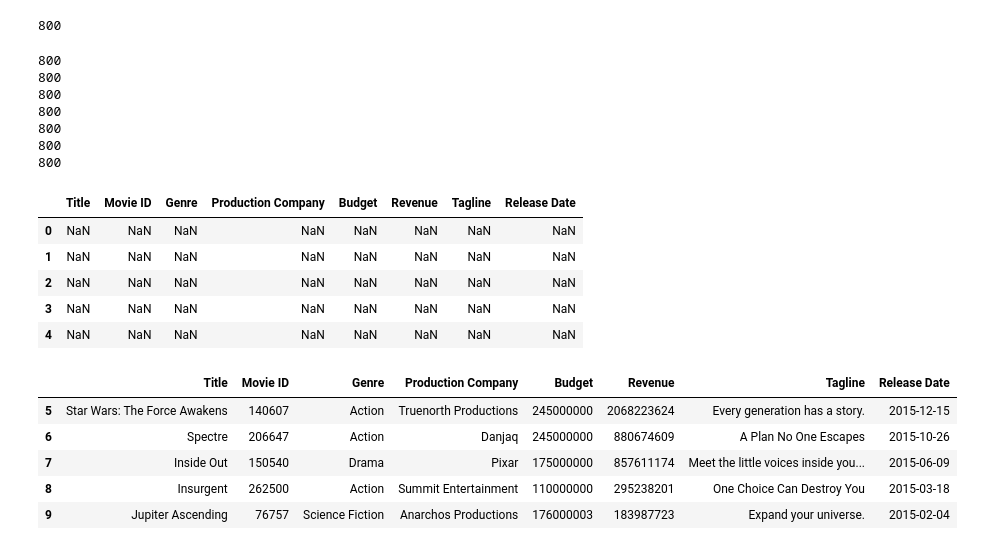
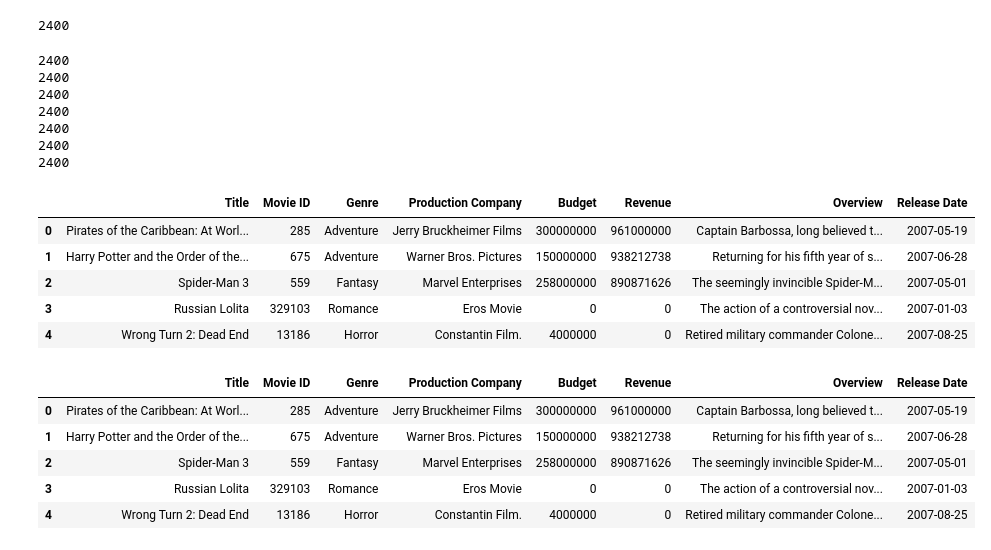
Before and after one commit to kelvinhy2005/Boa-Constrictor, a Jupyter notebook: ProjectWork.ipynb, the cells around one changed output. Cells and saved outputs as stored; diff of their text form; code cells hidden in the pictures.

```diff
--- a/ProjectWork.ipynb
+++ b/ProjectWork.ipynb
@@ -8,7 +10,7 @@ from pprint import pprint
 # %%
 # Define API base url and targetted years of movies data
 url1 = "https://api.themoviedb.org/3/discover/movie?"
-year_data = [2015,2016,2017,2018]
+year_data = [2007,2008,2009,2010,2011,2012,2013,2014,2015,2016,2017,2018]
 # %%
 # Call the API url , Check for response and print the response whether the data is available or not
 # store the repsonse as JSON data
@@ -24,9 +26,13 @@ for year in year_data:
        #movies_data.append(response.json())
         page_num = page_num + 1
 
-
+        #try:
         for movie in movies['results']:
             movies_id_data.append(movie['id'])
+
+    time.sleep(5)
+        #except:
+        #    print(movies)
 
 
 #print(movies_id_data)
@@ -52,7 +58,7 @@ https://api.themoviedb.org/3/discover/movie?api_key=f63b434c2eae10c869016441dc03
 # %%
 print(len(movies_id_data))
 # %% [output]
-800
+2400
 # %%
 # Using movie id list call the TMDb API for more movie information
 url2 = "https://api.themoviedb.org/3/movie/"
@@ -73,9 +79,10 @@ revenue = []
 release_date = []
 genre = []
 production_comp = []
-tag_line = []
+overview = []
 
 def write_null(v1):
+
     if v1 == movie_id1:
         movie_id1.append("NaN")
     if v1 == movie_title:
@@ -86,8 +93,8 @@ def write_null(v1):
         revenue.append("NaN")
     if v1 == genre:
         genre.append("NaN")
-    if v1 == tag_line:
-        tag_line.append("NaN")
+    if v1 == overview:
+        overview.append("NaN")
     if v1 == production_comp:
         production_comp.append("NaN")
     if v1 == release_date:
@@ -116,9 +123,9 @@ for detail in movies_details:
     except:
         write_null(genre)
     try:
-        tag_line.append(detail["tagline"])
+        overview.append(detail["overview"])
     except:
-        write_null(tag_line)
+        write_null(overview)
     try:
         production_comp.append(detail["production_companies"][0]["name"])
     except:
@@ -133,37 +140,37 @@ print(len(movie_title))
 print(len(budget))
 print(len(revenue))
 print(len(genre))
-print(len(tag_line))
+print(len(overview))
 print(len(release_date))
 # %% [output]
-800
-800
-800
-800
-800
-800
-800
+2400
+2400
+2400
+2400
+2400
+2400
+2400
 # %%
-movie_df_frame = pd.DataFrame({"Movie ID":movie_id1,"Title": movie_title, "Budget":budget,"Tagline":tag_line,
+movie_df_frame = pd.DataFrame({"Movie ID":movie_id1,"Title": movie_title, "Budget":budget,"Overview":overview,
                                "Revenue": revenue, "Genre": genre, "Production Company": production_comp, "Release Date": release_date},
-                                 columns = ["Title", "Movie ID","Genre","Production Company","Budget", "Revenue", "Tagline", "Release Date"])
+                                 columns = ["Title", "Movie ID","Genre","Production Company","Budget", "Revenue", "Overview", "Release Date"])
 movie_df_frame.to_csv("santhosh.csv", index =False)
 movie_df_frame.head()
 # %% [output]
-|  | Title | Movie ID | Genre | Production Company | Budget | Revenue | Tagline | Release Date |
-| 0 | NaN | NaN | NaN | NaN | NaN | NaN | NaN | NaN |
-| 1 | NaN | NaN | NaN | NaN | NaN | NaN | NaN | NaN |
-| 2 | NaN | NaN | NaN | NaN | NaN | NaN | NaN | NaN |
-| 3 | NaN | NaN | NaN | NaN | NaN | NaN | NaN | NaN |
-| 4 | NaN | NaN | NaN | NaN | NaN | NaN | NaN | NaN |
+|  | Title | Movie ID | Genre | Production Company | Budget | Revenue | Overview | Release Date |
+| 0 | Pirates of the Caribbean: At Worl... | 285 | Adventure | Jerry Bruckheimer Films | 300000000 | 961000000 | Captain Barbossa, long believed t... | 2007-05-19 |
+| 1 | Harry Potter and the Order of the... | 675 | Adventure | Warner Bros. Pictures | 150000000 | 938212738 | Returning for his fifth year of s... | 2007-06-28 |
+| 2 | Spider-Man 3 | 559 | Fantasy | Marvel Enterprises | 258000000 | 890871626 | The seemingly invincible Spider-M... | 2007-05-01 |
+| 3 | Russian Lolita | 329103 | Romance | Eros Movie | 0 | 0 | The action of a controversial nov... | 2007-01-03 |
+| 4 | Wrong Turn 2: Dead End | 13186 | Horror | Constantin Film. | 4000000 | 0 | Retired military commander Colone... | 2007-08-25 |
 # %%
-clean_movie_df = movie_df_frame.loc[(movie_df_frame["Title"] != 'NaN') & (movie_df_frame["Movie ID"] != 'NaN') &  (movie_df_frame["Genre"] != 'NaN') &  (movie_df_frame["Production Company"] != 'NaN') & (movie_df_frame["Budget"] != 'NaN') & (movie_df_frame["Revenue"] != 'NaN') & (movie_df_frame["Tagline"] != 'NaN') & (movie_df_frame["Release Date"] != 'NaN')]
+clean_movie_df = movie_df_frame.loc[(movie_df_frame["Title"] != 'NaN') & (movie_df_frame["Movie ID"] != 'NaN') &  (movie_df_frame["Genre"] != 'NaN') &  (movie_df_frame["Production Company"] != 'NaN') & (movie_df_frame["Budget"] != 'NaN') & (movie_df_frame["Revenue"] != 'NaN') & (movie_df_frame["Overview"] != 'NaN') & (movie_df_frame["Release Date"] != 'NaN')]
 clean_movie_df.to_csv("santhosh clean.csv", index = False)
 clean_movie_df.head()
 # %% [output]
-|  | Title | Movie ID | Genre | Production Company | Budget | Revenue | Tagline | Release Date |
-| 5 | Star Wars: The Force Awakens | 140607 | Action | Truenorth Productions | 245000000 | 2068223624 | Every generation has a story. | 2015-12-15 |
-| 6 | Spectre | 206647 | Action | Danjaq | 245000000 | 880674609 | A Plan No One Escapes | 2015-10-26 |
-| 7 | Inside Out | 150540 | Drama | Pixar | 175000000 | 857611174 | Meet the little voices inside you... | 2015-06-09 |
-| 8 | Insurgent | 262500 | Action | Summit Entertainment | 110000000 | 295238201 | One Choice Can Destroy You | 2015-03-18 |
-| 9 | Jupiter Ascending | 76757 | Science Fiction | Anarchos Productions | 176000003 | 183987723 | Expand your universe. | 2015-02-04 |
+|  | Title | Movie ID | Genre | Production Company | Budget | Revenue | Overview | Release Date |
+| 0 | Pirates of the Caribbean: At Worl... | 285 | Adventure | Jerry Bruckheimer Films | 300000000 | 961000000 | Captain Barbossa, long believed t... | 2007-05-19 |
+| 1 | Harry Potter and the Order of the... | 675 | Adventure | Warner Bros. Pictures | 150000000 | 938212738 | Returning for his fifth year of s... | 2007-06-28 |
+| 2 | Spider-Man 3 | 559 | Fantasy | Marvel Enterprises | 258000000 | 890871626 | The seemingly invincible Spider-M... | 2007-05-01 |
+| 3 | Russian Lolita | 329103 | Romance | Eros Movie | 0 | 0 | The action of a controversial nov... | 2007-01-03 |
+| 4 | Wrong Turn 2: Dead End | 13186 | Horror | Constantin Film. | 4000000 | 0 | Retired military commander Colone... | 2007-08-25 |
```
Also changed, not shown: parts of 5 cells of this notebook.
